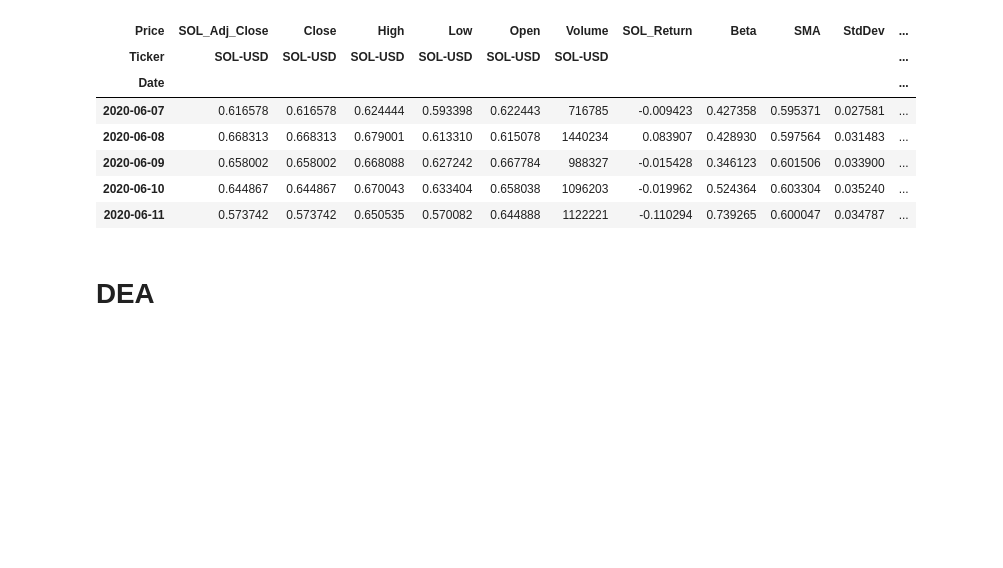
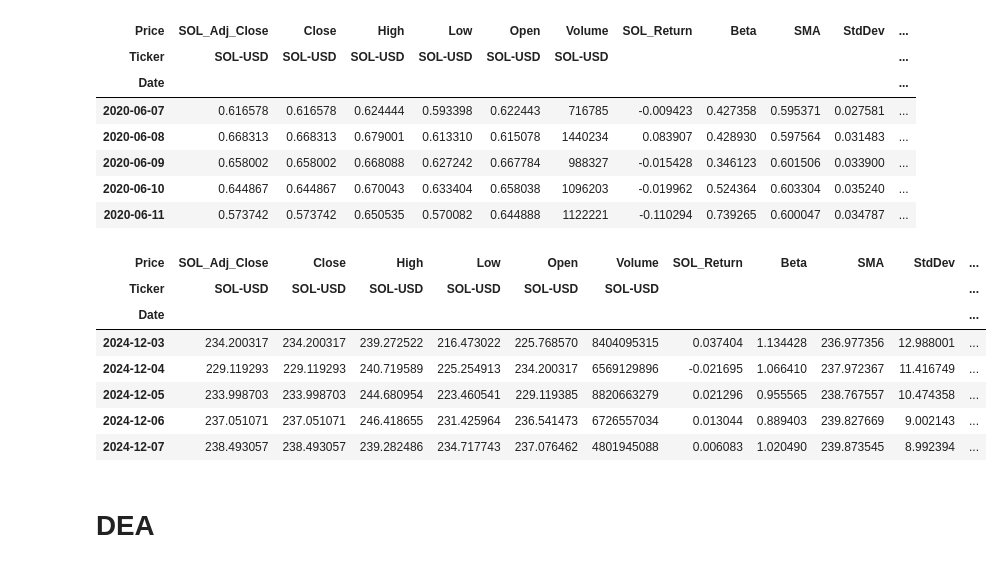
Before and after one commit to MicheleGiambelli/Deep-Learning-Project, a Jupyter notebook: Crypto_guru.ipynb, the cells around one changed output. Saved outputs shown, nothing was run; the diff lists cells and outputs as text; code cells hidden in the pictures; blank space fills up the shorter version.

```diff
--- a/Crypto_guru.ipynb
+++ b/Crypto_guru.ipynb
@@ -89,5 +89,16 @@ df.head()
 | 2020-06-09 | 0.658002 | 0.658002 | 0.668088 | 0.627242 | 0.667784 | 988327 | -0.015428 | 0.346123 | 0.601506 | 0.033900 | ... |
 | 2020-06-10 | 0.644867 | 0.644867 | 0.670043 | 0.633404 | 0.658038 | 1096203 | -0.019962 | 0.524364 | 0.603304 | 0.035240 | ... |
 | 2020-06-11 | 0.573742 | 0.573742 | 0.650535 | 0.570082 | 0.644888 | 1122221 | -0.110294 | 0.739265 | 0.600047 | 0.034787 | ... |
+# %%
+df.tail()
+# %% [output]
+| Price | SOL_Adj_Close | Close | High | Low | Open | Volume | SOL_Return | Beta | SMA | StdDev | ... |
+| Ticker | SOL-USD | SOL-USD | SOL-USD | SOL-USD | SOL-USD | SOL-USD |  |  |  |  | ... |
+| Date |  |  |  |  |  |  |  |  |  |  | ... |
+| 2024-12-03 | 234.200317 | 234.200317 | 239.272522 | 216.473022 | 225.768570 | 8404095315 | 0.037404 | 1.134428 | 236.977356 | 12.988001 | ... |
+| 2024-12-04 | 229.119293 | 229.119293 | 240.719589 | 225.254913 | 234.200317 | 6569129896 | -0.021695 | 1.066410 | 237.972367 | 11.416749 | ... |
+| 2024-12-05 | 233.998703 | 233.998703 | 244.680954 | 223.460541 | 229.119385 | 8820663279 | 0.021296 | 0.955565 | 238.767557 | 10.474358 | ... |
+| 2024-12-06 | 237.051071 | 237.051071 | 246.418655 | 231.425964 | 236.541473 | 6726557034 | 0.013044 | 0.889403 | 239.827669 | 9.002143 | ... |
+| 2024-12-07 | 238.493057 | 238.493057 | 239.282486 | 234.717743 | 237.076462 | 4801945088 | 0.006083 | 1.020490 | 239.873545 | 8.992394 | ... |
 # %% [markdown]
 # DEA
```
Also changed, not shown: parts of 16 cells of this notebook.
